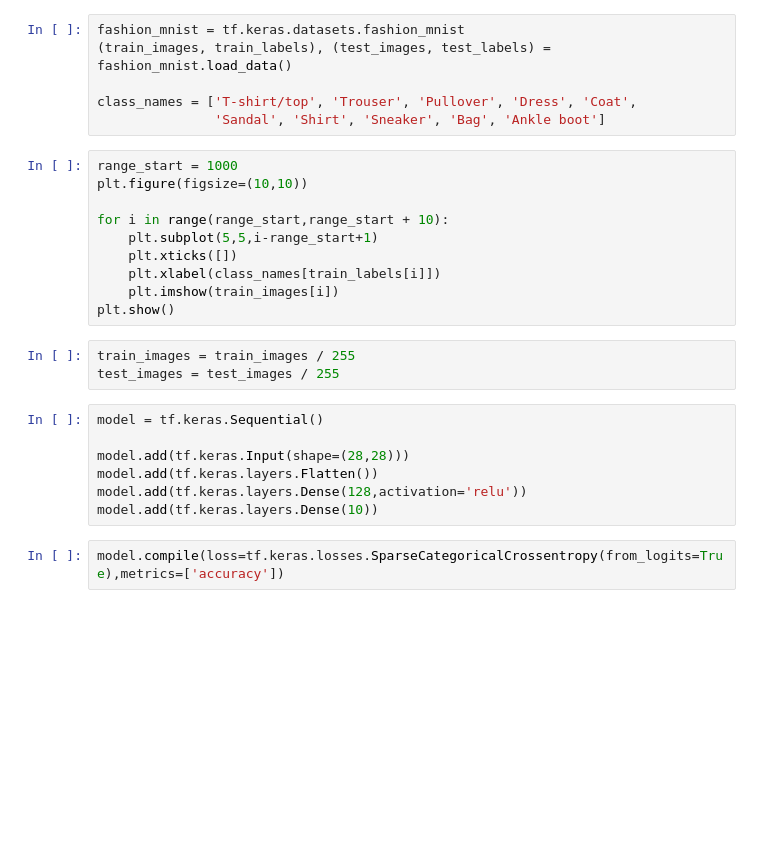
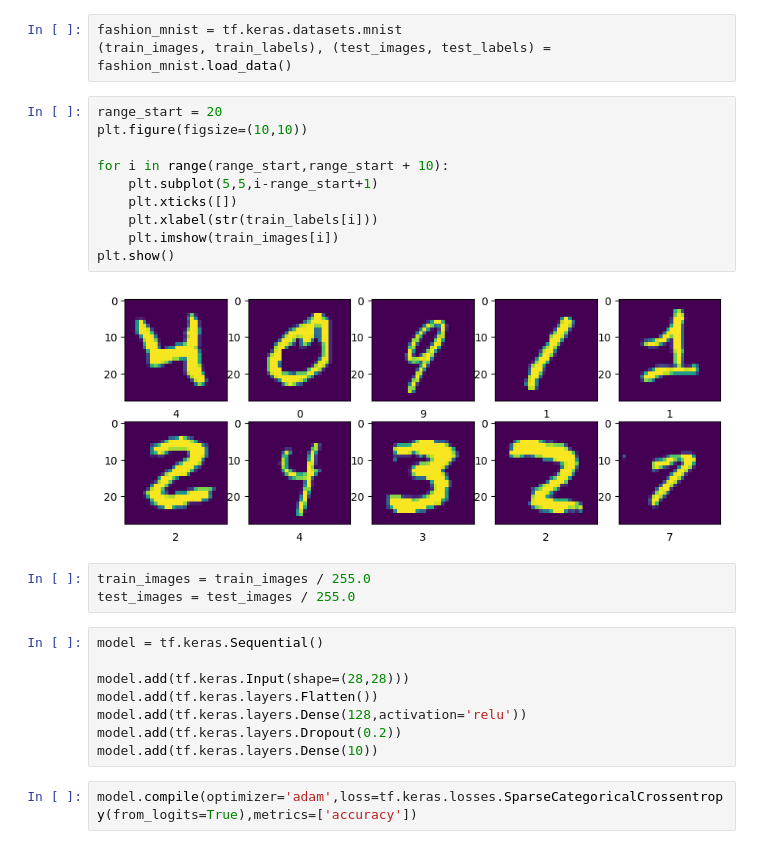
Before and after one commit to jtesar-rh/ai267, a Jupyter notebook: example.ipynb, the cells around one changed output. Cells and saved outputs as stored; diff of their text form; blank space fills up the shorter version.

```diff
--- a/example.ipynb
+++ b/example.ipynb
@@ -5,29 +10,29 @@ import matplotlib.pyplot as plt
 # %%
-fashion_mnist = tf.keras.datasets.fashion_mnist
+fashion_mnist = tf.keras.datasets.mnist
 (train_images, train_labels), (test_images, test_labels) = fashion_mnist.load_data()
-
-class_names = ['T-shirt/top', 'Trouser', 'Pullover', 'Dress', 'Coat',
-               'Sandal', 'Shirt', 'Sneaker', 'Bag', 'Ankle boot']
 # %%
-range_start = 1000
+range_start = 20
 plt.figure(figsize=(10,10))
 
 for i in range(range_start,range_start + 10):
     plt.subplot(5,5,i-range_start+1)
     plt.xticks([])
-    plt.xlabel(class_names[train_labels[i]])
+    plt.xlabel(str(train_labels[i]))
     plt.imshow(train_images[i])
 plt.show()
+# %% [output]
+[figure, added]
 # %%
-train_images = train_images / 255
-test_images = test_images / 255
+train_images = train_images / 255.0
+test_images = test_images / 255.0
 # %%
 model = tf.keras.Sequential()
 
 model.add(tf.keras.Input(shape=(28,28)))
 model.add(tf.keras.layers.Flatten())
 model.add(tf.keras.layers.Dense(128,activation='relu'))
+model.add(tf.keras.layers.Dropout(0.2))
 model.add(tf.keras.layers.Dense(10))
 # %%
-model.compile(loss=tf.keras.losses.SparseCategoricalCrossentropy(from_logits=True),metrics=['accuracy'])
+model.compile(optimizer='adam',loss=tf.keras.losses.SparseCategoricalCrossentropy(from_logits=True),metrics=['accuracy'])
 # %%
```
Also changed, not shown: parts of 10 cells of this notebook, 1 other file.
